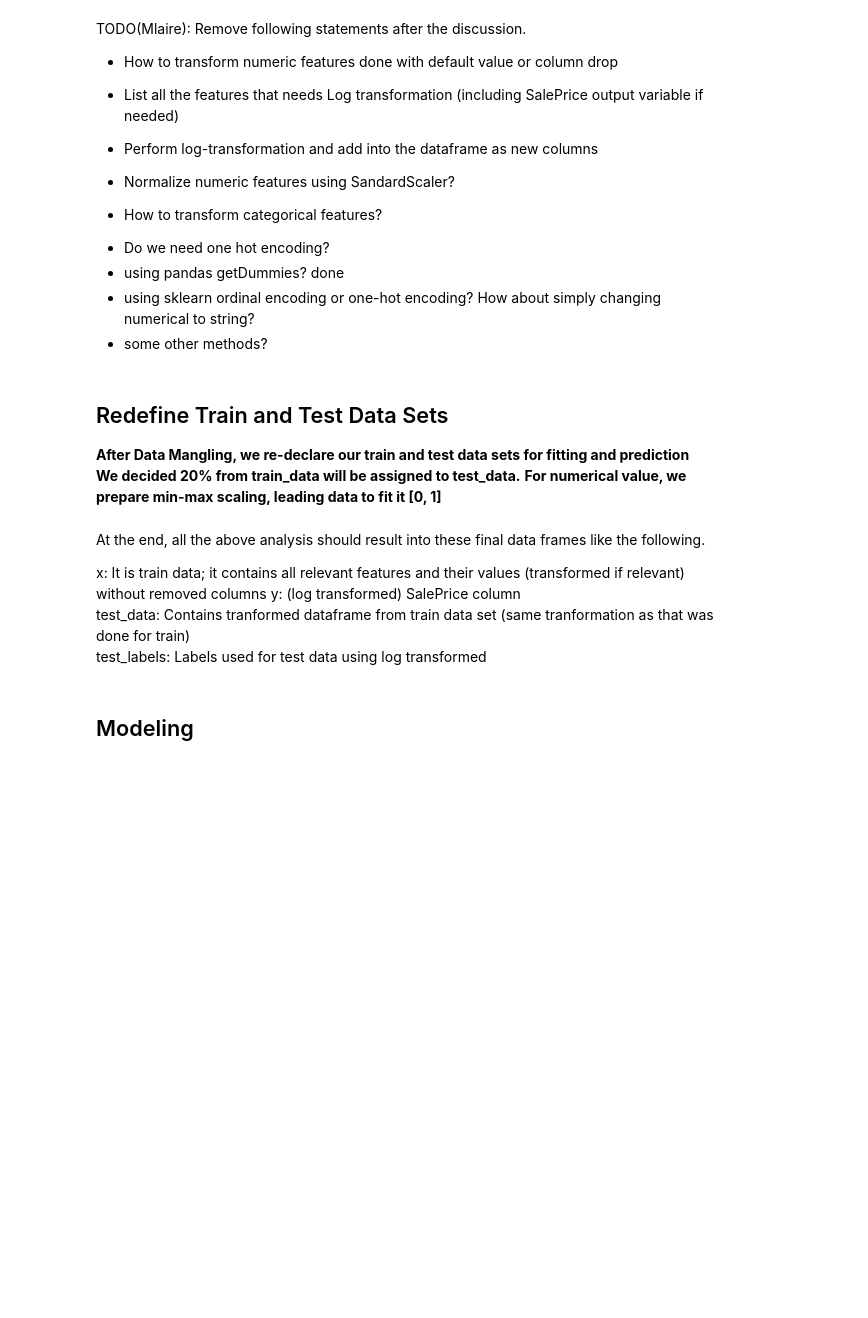
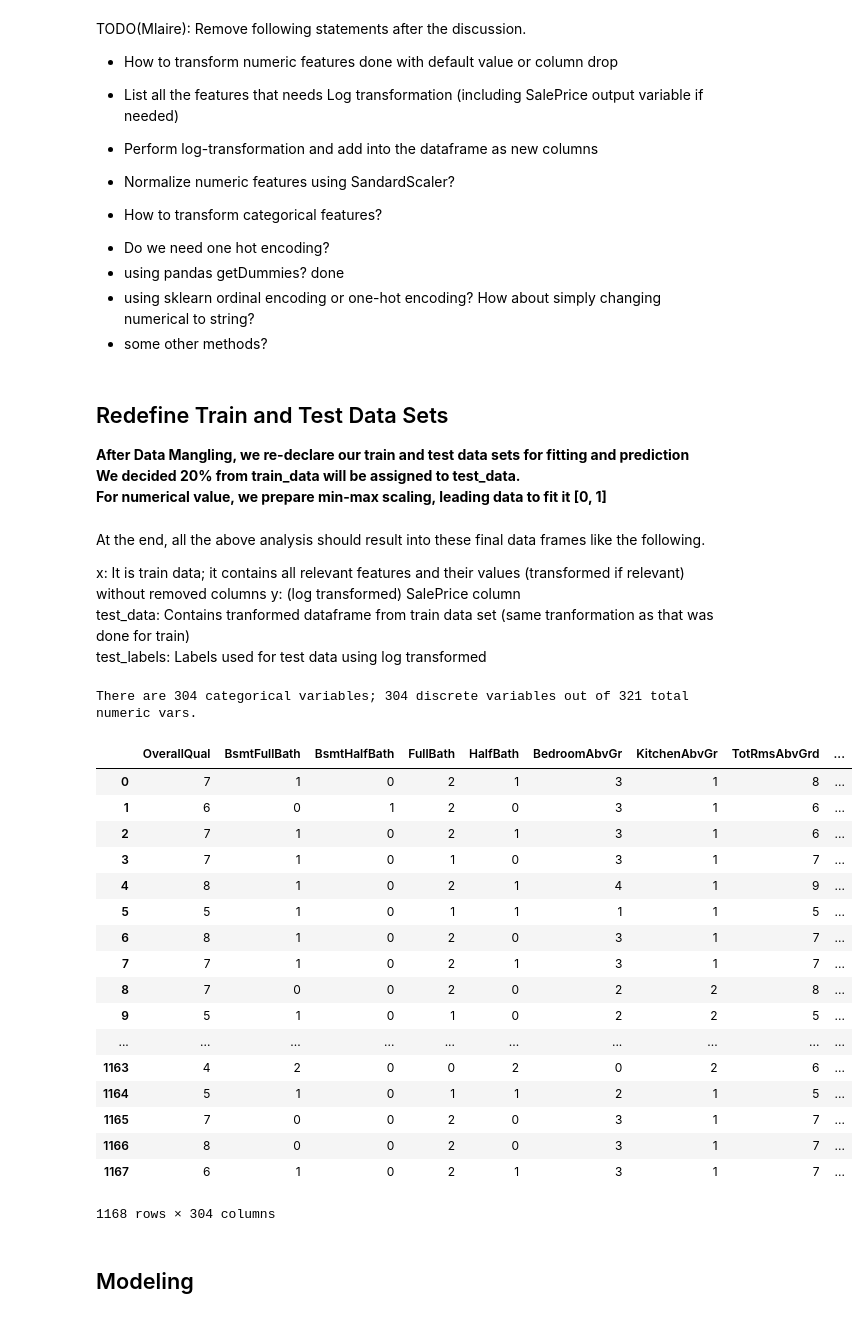
Before and after one commit to ansjory/w207_project, a Jupyter notebook: Kaggle_House_Prices/Mlaire_final.ipynb, the cells around one changed output. Drawn from its saved outputs; the diff is of its cells as text; code cells hidden in the pictures; blank space fills up the shorter version.

```diff
--- a/Kaggle_House_Prices/Mlaire_final.ipynb
+++ b/Kaggle_House_Prices/Mlaire_final.ipynb
@@ -474,6 +507,8 @@ assert percent[0] <= 0.00, "There is still %r missing values" % (total[0])
 2) After binning, the targer column having continuous int value will be dropped.<br>
 3) As a final step, value will be transformed into discrete value such as 1, 2, 3, or 4. Since recent update on the property can have a positive impact, larger value assigning for the recent years can be justfied.
 # %%
+PERIOD_TO_VALUE = {'0': 0, 'Before1950': 1, '1950to1974': 2, '1975to1999': 3, '2000OrLater': 4}
+
 # Data Binning
 # GarageYrBlt -> GarageBlt
 train.loc[(train["GarageYrBlt"].apply(int) < 1950) & (train["GarageYrBlt"].apply(int) >= 0), "GarageBlt"] = 'Before1950'
@@ -499,6 +534,7 @@ train.loc[train["YearBuilt"] >= 2000, "YrBuilt"] = '2000OrLater'
 def get_distinct_values(values):
     return ",".join([str(val) for val in set(values)])
 
+# Conversion to int
 train['GarageBlt'] = train['GarageBlt'].apply(lambda period: PERIOD_TO_VALUE[period])
 train['YrRemodeled'] = train['YrRemodeled'].apply(lambda period: PERIOD_TO_VALUE[period])
 train['YrBuilt'] = train['YrBuilt'].apply(lambda period: PERIOD_TO_VALUE[period])
@@ -548,8 +590,8 @@ TODO(Mlaire): Remove following statements after the discussion.
 # %% [markdown]
 ## Redefine Train and Test Data Sets
 
-**After Data Mangling, we re-declare our train and test data sets for fitting and prediction**
-<br>**We decided 20% from train_data will be assigned to test_data.**
+**After Data Mangling, we re-declare our train and test data sets for fitting and prediction**<br>
+**We decided 20% from train_data will be assigned to test_data.**<br>
 **For numerical value, we prepare min-max scaling, leading data to fit it [0, 1]**
 # %% [markdown]
 At the end, all the above analysis should result into these final data frames like the following.
@@ -561,19 +603,56 @@ test_labels: Labels used for test data using log transformed
 # %%
 # Define cutoff to bisect train and test data.
 cutoff = (len(train) * 80) // 100
 
 # From train data, we can retrieve SalePrice which is y in the regression model.
 y = np.log(train["SalePrice"])
 
 test_data = train[cutoff:]
 test_labels = y[cutoff:]
 x = train[:cutoff]
 y = y[:cutoff]
 assert len(x.index) == cutoff # Confirm length is correct
 
 # Remove SalePrice since it is y in the model.
 x.drop(['SalePrice'], axis=1, inplace=True, errors='ignore')
 test_data.drop(['SalePrice'], axis=1, inplace=True, errors='ignore')
+
+# Min-max scaling.
+# (val - min) / (max - min), that all values will fit it in the range of [0, 1]
+numerical_features = x.select_dtypes(exclude=['object']).columns
+categorical_features = x.select_dtypes(include=["object"]).columns
+discrete_features = []
+for var in numerical_features:
+    if len(train[var].unique()) < 20:
+        discrete_features.append(var)
+print('There are {} categorical variables; {} discrete variables out of {} total numeric vars.'
+      .format(len(discrete_features), len(discrete_features), len(numerical_features)))
+
+min_max_scaler = preprocessing.MinMaxScaler()
+
+x_numerical_feature_scaled = min_max_scaler.fit_transform(x[numerical_features])
+x[categorical_features]
+x[discrete_features]
+# %% [output]
+There are 304 categorical variables; 304 discrete variables out of 321 total numeric vars.
+|  | OverallQual | BsmtFullBath | BsmtHalfBath | FullBath | HalfBath | BedroomAbvGr | KitchenAbvGr | TotRmsAbvGrd | ... |
+| 0 | 7 | 1 | 0 | 2 | 1 | 3 | 1 | 8 | ... |
+| 1 | 6 | 0 | 1 | 2 | 0 | 3 | 1 | 6 | ... |
+| 2 | 7 | 1 | 0 | 2 | 1 | 3 | 1 | 6 | ... |
+| 3 | 7 | 1 | 0 | 1 | 0 | 3 | 1 | 7 | ... |
+| 4 | 8 | 1 | 0 | 2 | 1 | 4 | 1 | 9 | ... |
+| 5 | 5 | 1 | 0 | 1 | 1 | 1 | 1 | 5 | ... |
+| 6 | 8 | 1 | 0 | 2 | 0 | 3 | 1 | 7 | ... |
+| 7 | 7 | 1 | 0 | 2 | 1 | 3 | 1 | 7 | ... |
+| 8 | 7 | 0 | 0 | 2 | 0 | 2 | 2 | 8 | ... |
+| 9 | 5 | 1 | 0 | 1 | 0 | 2 | 2 | 5 | ... |
+| ... | ... | ... | ... | ... | ... | ... | ... | ... | ... |
+| 1163 | 4 | 2 | 0 | 0 | 2 | 0 | 2 | 6 | ... |
+| 1164 | 5 | 1 | 0 | 1 | 1 | 2 | 1 | 5 | ... |
+| 1165 | 7 | 0 | 0 | 2 | 0 | 3 | 1 | 7 | ... |
+| 1166 | 8 | 0 | 0 | 2 | 0 | 3 | 1 | 7 | ... |
+| 1167 | 6 | 1 | 0 | 2 | 1 | 3 | 1 | 7 | ... |
+1168 rows × 304 columns
 # %% [markdown]
 ## Modeling
 # %% [markdown]
```
Also changed, not shown: parts of 8 cells of this notebook.
